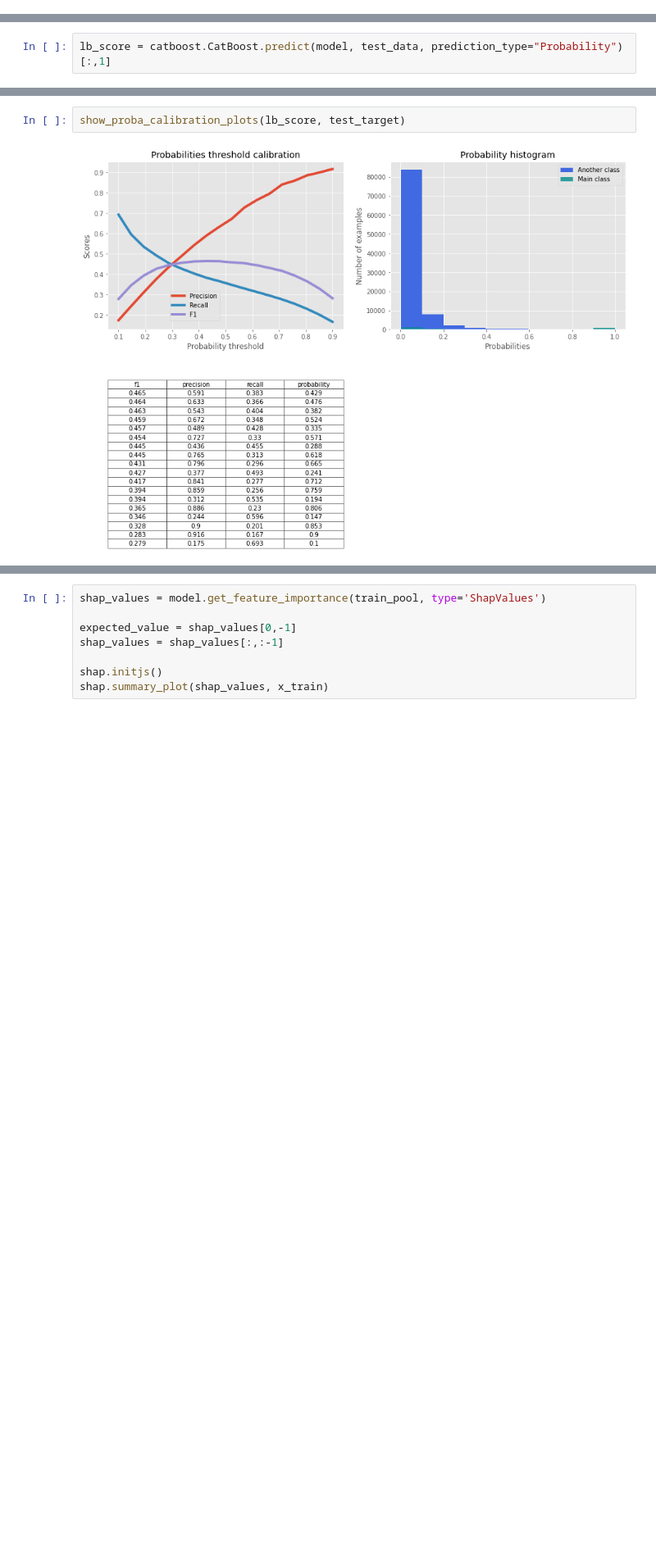
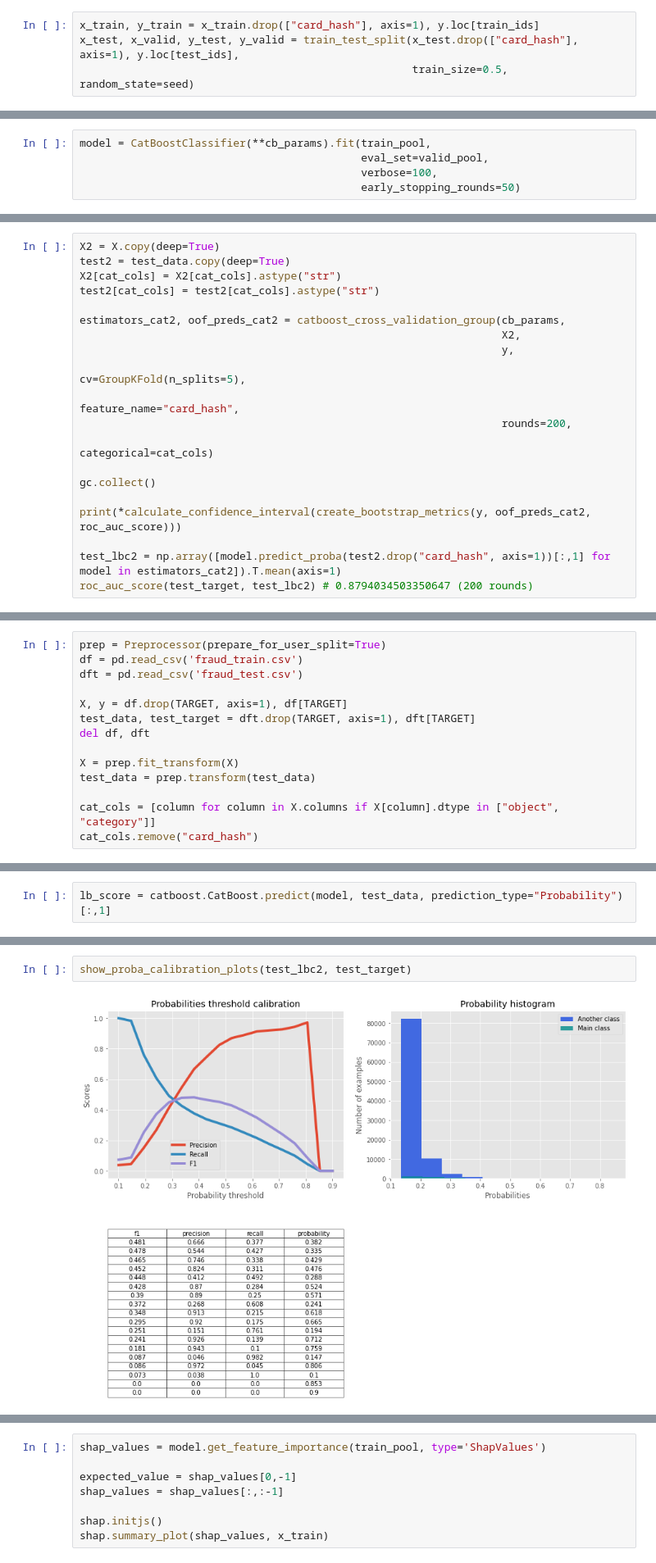
Before and after one commit to pankratozzi/ML_pet_projects, a Jupyter notebook: classification/fraud_detection/fraud_eda_fe_predictions.ipynb, the cells around one changed output, grey strips where cells are left out. Shown at 82% size. Drawn from its saved outputs; the diff is of its cells as text; blank space fills up the shorter version.

Commit message:
updated comments and CrossVal models

```diff
--- a/classification/fraud_detection/fraud_eda_fe_predictions.ipynb
+++ b/classification/fraud_detection/fraud_eda_fe_predictions.ipynb
@@ -1137,0 +1188,4 @@ LB AUC: 0.86855
+# %%
+x_train, y_train = x_train.drop(["card_hash"], axis=1), y.loc[train_ids]
+x_test, x_valid, y_test, y_valid = train_test_split(x_test.drop(["card_hash"], axis=1), y.loc[test_ids],
+                                                    train_size=0.5, random_state=seed)
@@ -1137,0 +1212,5 @@ LB AUC: 0.86855
+# %%
+model = CatBoostClassifier(**cb_params).fit(train_pool,
+                                            eval_set=valid_pool,
+                                            verbose=100,
+                                            early_stopping_rounds=50)
@@ -1137,0 +1279,20 @@ LB AUC: 0.86855
+# %%
+X2 = X.copy(deep=True)
+test2 = test_data.copy(deep=True)
+X2[cat_cols] = X2[cat_cols].astype("str")
+test2[cat_cols] = test2[cat_cols].astype("str")
+
+estimators_cat2, oof_preds_cat2 = catboost_cross_validation_group(cb_params,
+                                                                  X2,
+                                                                  y,
+                                                                  cv=GroupKFold(n_splits=5),
+                                                                  feature_name="card_hash",
+                                                                  rounds=200,
+                                                                  categorical=cat_cols)
+
+gc.collect()
+
+print(*calculate_confidence_interval(create_bootstrap_metrics(y, oof_preds_cat2, roc_auc_score)))
+
+test_lbc2 = np.array([model.predict_proba(test2.drop("card_hash", axis=1))[:,1] for model in estimators_cat2]).T.mean(axis=1)
+roc_auc_score(test_target, test_lbc2) # 0.8794034503350647 (200 rounds)
@@ -1137,0 +1379,14 @@ LB AUC: 0.86855
+# %%
+prep = Preprocessor(prepare_for_user_split=True)
+df = pd.read_csv('fraud_train.csv')
+dft = pd.read_csv('fraud_test.csv')
+
+X, y = df.drop(TARGET, axis=1), df[TARGET]
+test_data, test_target = dft.drop(TARGET, axis=1), dft[TARGET]
+del df, dft
+
+X = prep.fit_transform(X)
+test_data = prep.transform(test_data)
+
+cat_cols = [column for column in X.columns if X[column].dtype in ["object", "category"]]
+cat_cols.remove("card_hash")
@@ -1274,7 +1569,7 @@ plt.show()
 Confusion matrix, without normalization
 [figure]
 # %%
-show_proba_calibration_plots(lb_score, test_target)
+show_proba_calibration_plots(test_lbc2, test_target)
 # %% [output]
-[figure, old version]
+[figure, new version]
 # %%
```
Also changed, not shown: parts of 30 cells of this notebook, 1 other file.
